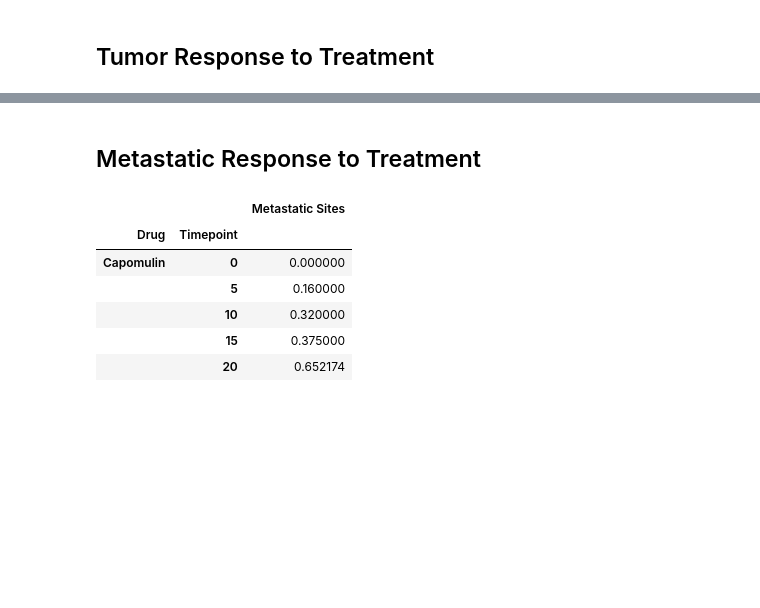
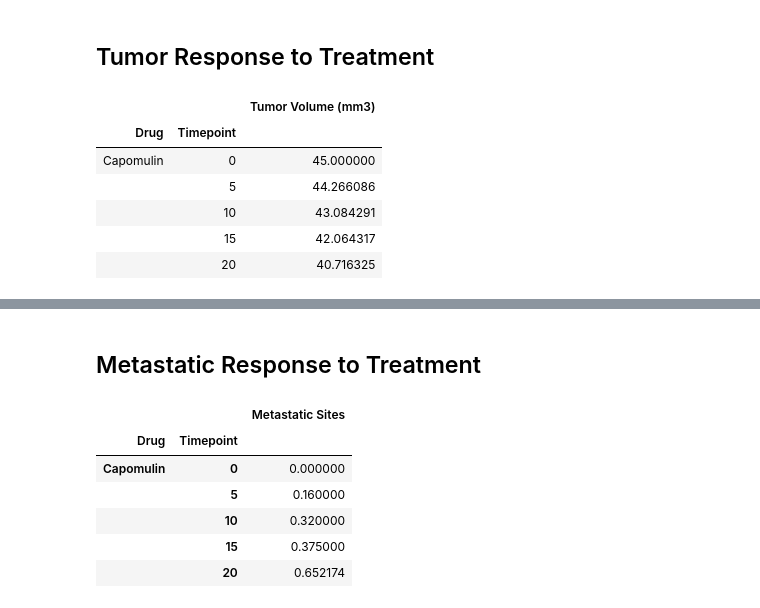
Before and after one commit to kavehamini/matplotlib-challenge, a Jupyter notebook: Pymaceuticals/pymaceuticals_Kaveh.ipynb, the cells around one changed output, grey strips where cells are left out. Cells and saved outputs as stored; diff of their text form; code cells hidden in the pictures; blank space fills up the shorter version.

```diff
--- a/Pymaceuticals/pymaceuticals_Kaveh.ipynb
+++ b/Pymaceuticals/pymaceuticals_Kaveh.ipynb
@@ -33,7 +34,18 @@ df.head()
 ## Tumor Response to Treatment
 # %%
 # Store the Mean Tumor Volume Data Grouped by Drug and Timepoint
+grouped = df.groupby(['Drug','Timepoint'])
+tumorvolmean = grouped['Tumor Volume (mm3)'].mean()
 
 # Convert to DataFrame
-
+tumorvolmeandf = pd.DataFrame(tumorvolmean)
 # Preview DataFrame
+tumorvolmeandf.head()
+# %% [output]
+|  |  | Tumor Volume (mm3) |
+| Drug | Timepoint |  |
+| Capomulin | 0 | 45.000000 |
+|  | 5 | 44.266086 |
+|  | 10 | 43.084291 |
+|  | 15 | 42.064317 |
+|  | 20 | 40.716325 |
```
Also changed, not shown: parts of 10 cells of this notebook.
